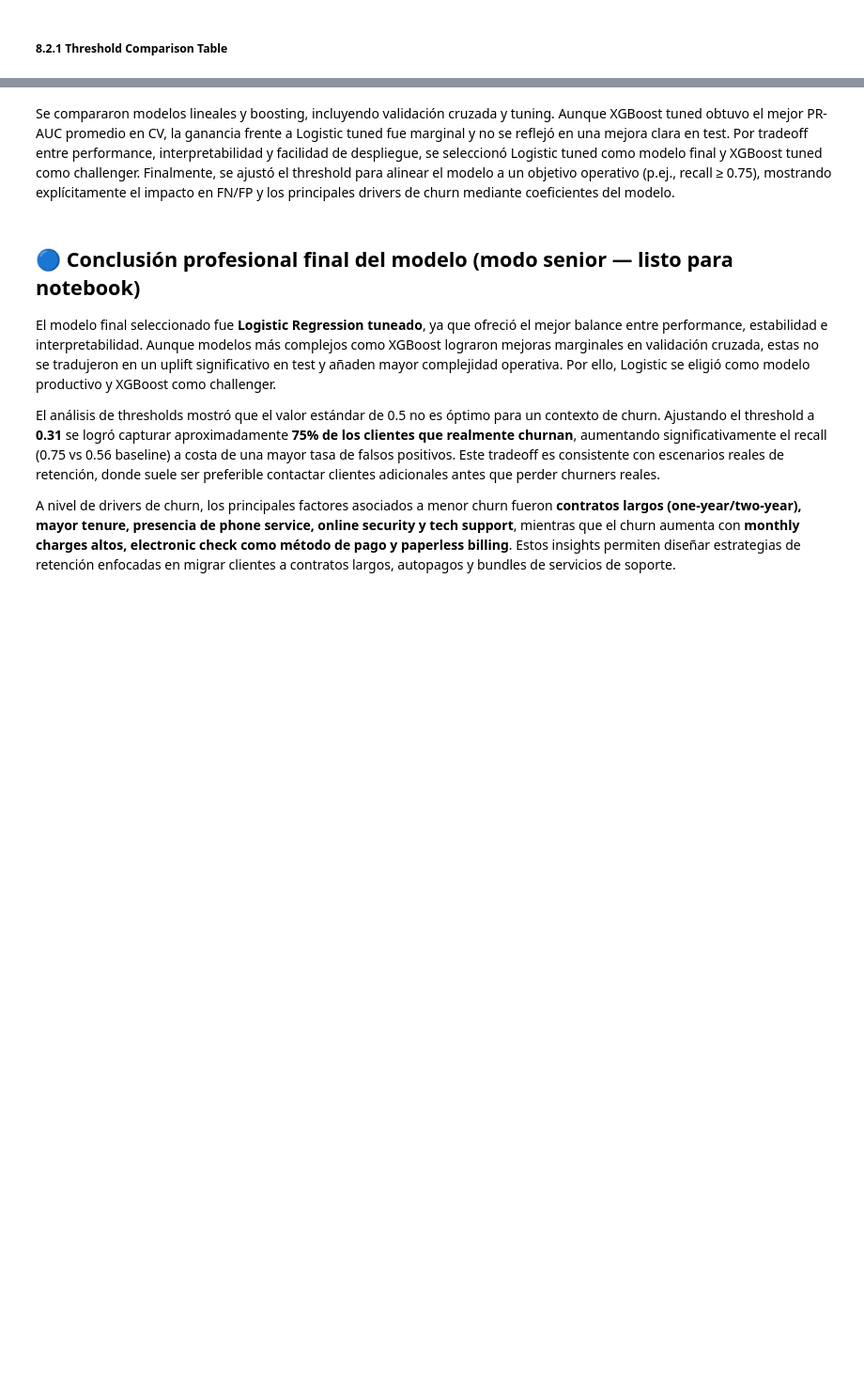
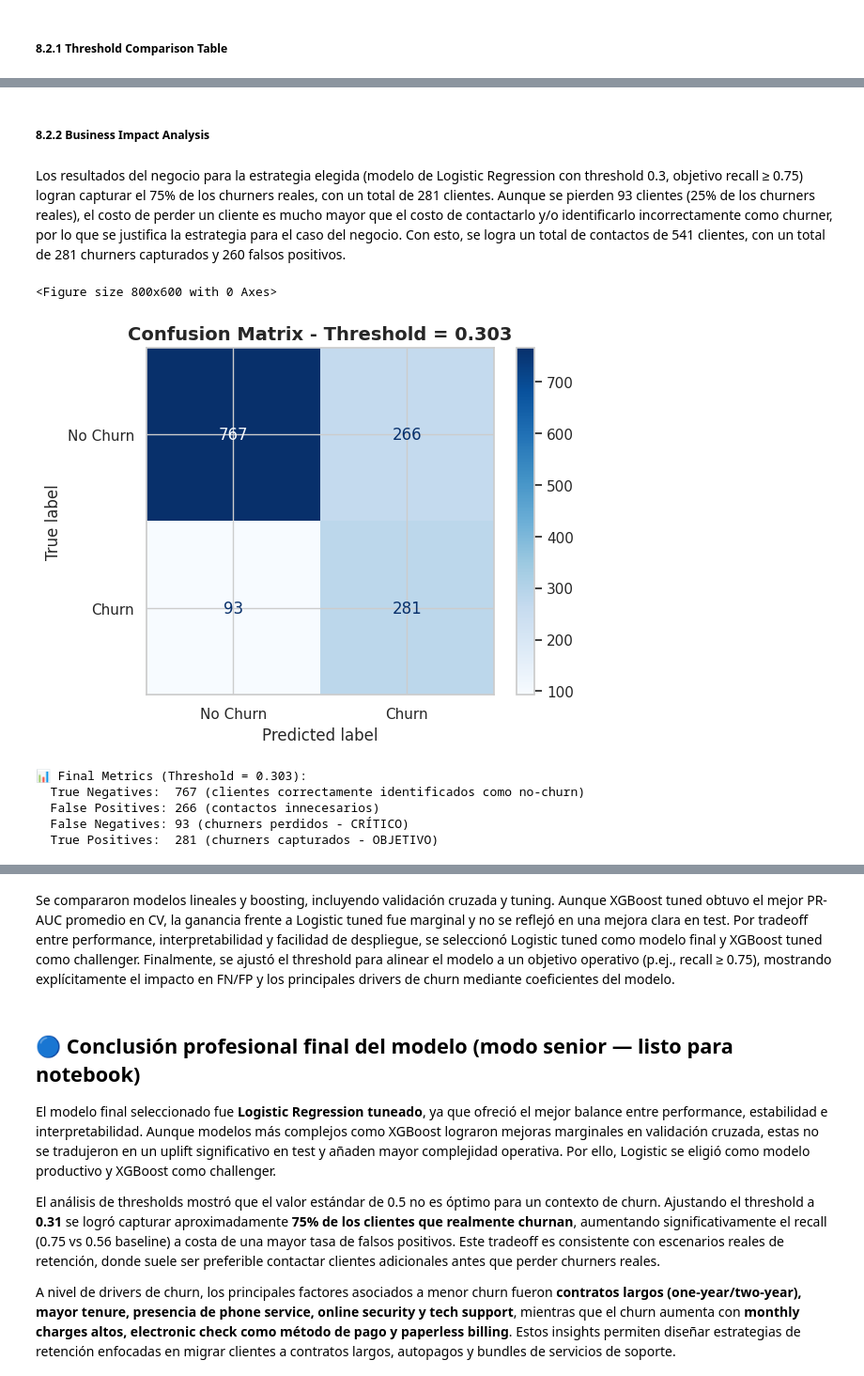
Before and after one commit to RicardoFW11/telco_customer_churn, a Jupyter notebook: notebook.ipynb, the cells around one changed output, grey strips where cells are left out. Shown at 94% size. Cells and saved outputs as stored; diff of their text form; code cells hidden in the pictures; blank space fills up the shorter version.

```diff
--- a/notebook.ipynb
+++ b/notebook.ipynb
@@ -1636,0 +1886,32 @@ threshold_comparison
+# %% [markdown]
+##### 8.2.2 Business Impact Analysis
+# %% [markdown]
+Los resultados del negocio para la estrategia elegida (modelo de Logistic Regression con threshold 0.3, objetivo recall  ≥ 0.75) logran capturar el 75% de los churners reales, con un total de 281 clientes. Aunque se pierden 93 clientes (25% de los churners reales), el costo de perder un cliente es mucho mayor que el costo de contactarlo y/o identificarlo incorrectamente como churner, por lo que se justifica la estrategia para el caso del negocio. Con esto, se logra un total de contactos de 541 clientes, con un total de 281 churners capturados y 260 falsos positivos.
+# %%
+# Visualizar matriz de confusión con threshold optimizado
+threshold_final = threshold_75  # Recall ≥ 0.75
+y_pred_final = (y_proba_final >= threshold_final).astype(int)
+cm_final = confusion_matrix(y_test, y_pred_final)
+disp = ConfusionMatrixDisplay(cm_final, display_labels=['No Churn', 'Churn'])
+
+plt.figure(figsize=(8, 6))
+disp.plot(cmap='Blues', values_format='d')
+plt.title(f'Confusion Matrix - Threshold = {threshold_final:.3f}',
+          fontsize=14, weight='bold')
+plt.show()
+
+# Métricas finales
+tn, fp, fn, tp = cm_final.ravel()
+print(f"\n📊 Final Metrics (Threshold = {threshold_final:.3f}):")
+print(f"  True Negatives:  {tn} (clientes correctamente identificados como no-churn)")
+print(f"  False Positives: {fp} (contactos innecesarios)")
+print(f"  False Negatives: {fn} (churners perdidos - CRÍTICO)")
+print(f"  True Positives:  {tp} (churners capturados - OBJETIVO)")
+# %% [output]
+<Figure size 800x600 with 0 Axes>
+[figure, added]
+📊 Final Metrics (Threshold = 0.303):
+  True Negatives:  767 (clientes correctamente identificados como no-churn)
+  False Positives: 266 (contactos innecesarios)
+  False Negatives: 93 (churners perdidos - CRÍTICO)
+  True Positives:  281 (churners capturados - OBJETIVO)
```
Also changed, not shown: parts of 71 cells of this notebook.
